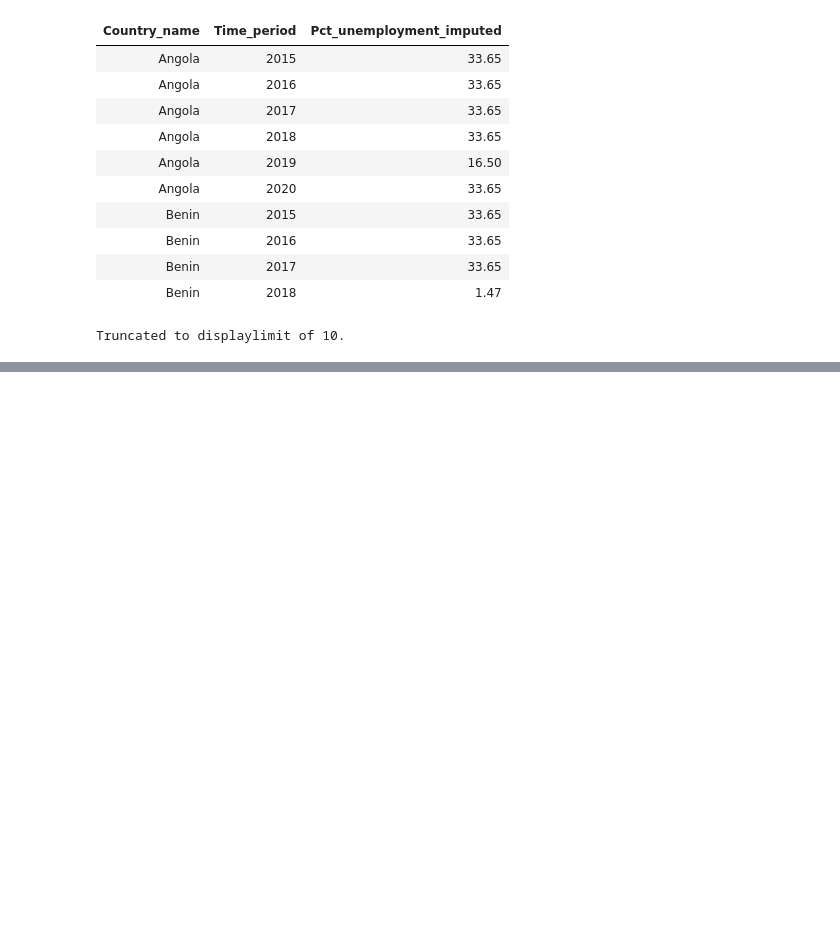
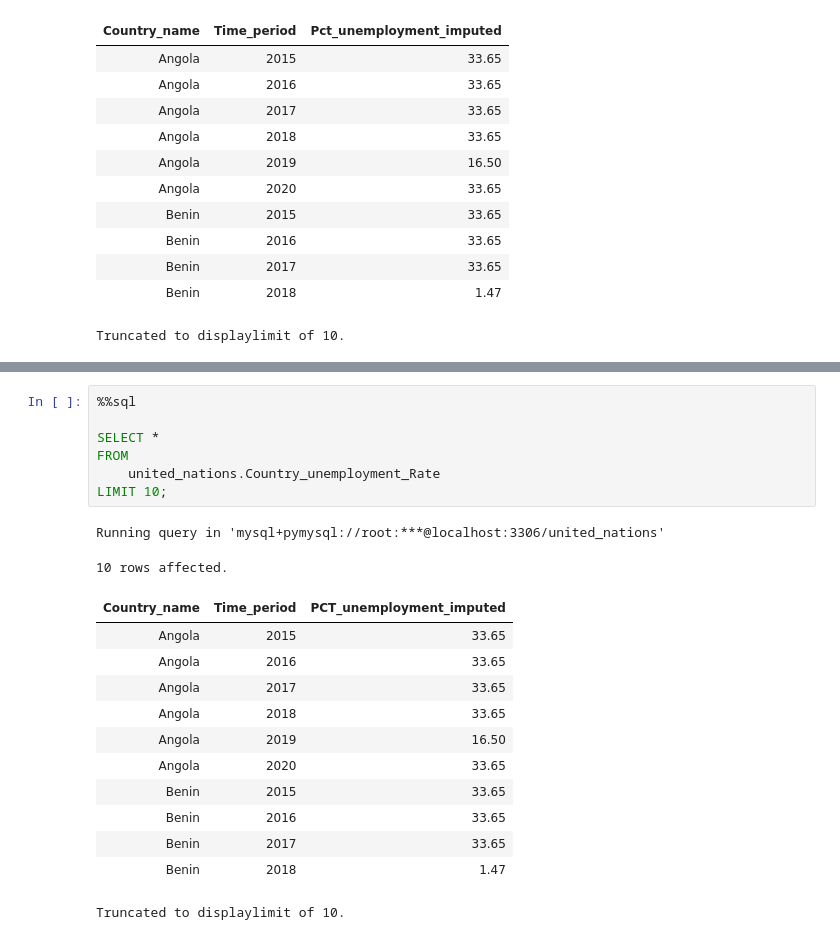
Before and after one commit to kxrrym03/ALX-Exercises, a Jupyter notebook: OptimisingQueries.ipynb, the cells around one changed output, grey strips where cells are left out. Drawn from its saved outputs; the diff is of its cells as text; blank space fills up the shorter version.

```diff
--- a/OptimisingQueries.ipynb
+++ b/OptimisingQueries.ipynb
@@ -570,0 +592,22 @@ Truncated to displaylimit of 10.
+# %%
+%%sql
+
+SELECT *
+FROM
+    united_nations.Country_unemployment_Rate
+LIMIT 10;
+# %% [output]
+Running query in 'mysql+pymysql://root:***@localhost:3306/united_nations'
+10 rows affected.
+| Country_name | Time_period | PCT_unemployment_imputed |
+| Angola | 2015 | 33.65 |
+| Angola | 2016 | 33.65 |
+| Angola | 2017 | 33.65 |
+| Angola | 2018 | 33.65 |
+| Angola | 2019 | 16.50 |
+| Angola | 2020 | 33.65 |
+| Benin | 2015 | 33.65 |
+| Benin | 2016 | 33.65 |
+| Benin | 2017 | 33.65 |
+| Benin | 2018 | 1.47 |
+Truncated to displaylimit of 10.
```
Also changed, not shown: parts of 1 cell of this notebook.
